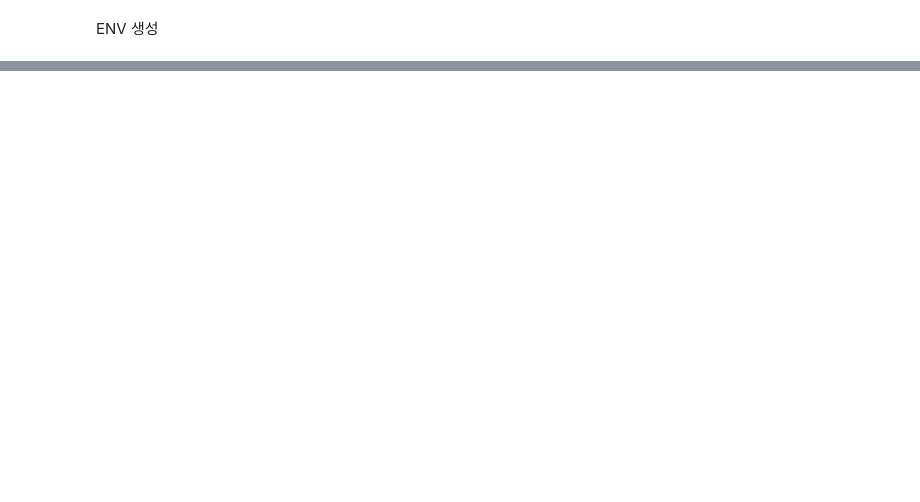
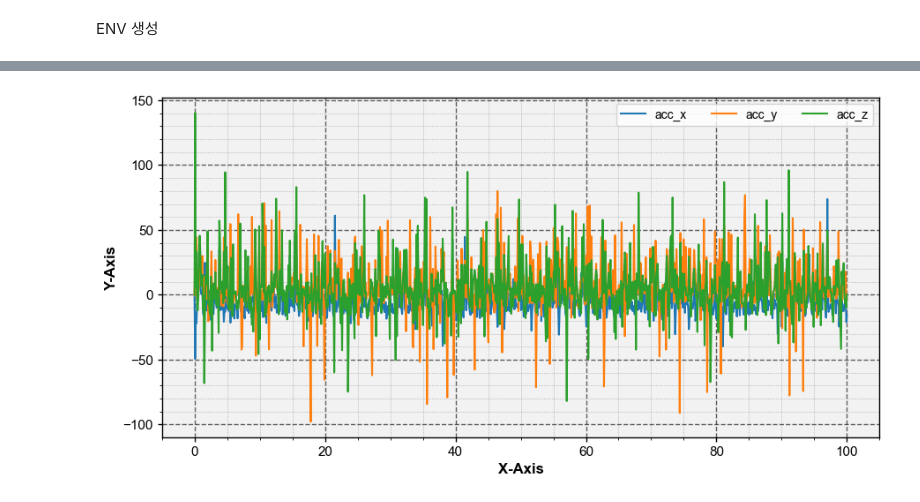
Before and after one commit to VanguardDream/snake_RL, a Jupyter notebook: GD_tor/learning/Env_Ploting/Env_ploting.ipynb, the cells around one changed output, grey strips where cells are left out. Cells and saved outputs as stored; diff of their text form; code cells hidden in the pictures; blank space fills up the shorter version.

```diff
--- a/GD_tor/learning/Env_Ploting/Env_ploting.ipynb
+++ b/GD_tor/learning/Env_Ploting/Env_ploting.ipynb
@@ -32,8 +94,8 @@ env_config = {
     "gait_params": (30, 30, 60, 60, 0),
     "use_friction_chg": False,
     "joy_input_random": True,
-    "render_mode": "human",
+    "render_mode": "rgb_array",
     "render_camera_name": 'ceiling',
 }
 
-env = gym.make("horcrux_terrain_v1/plane-v2", **env_config)
+env = gym.make("horcrux_terrain_v2/plane-v2", **env_config)
@@ -40,17 +104,21 @@ env = gym.make("horcrux_terrain_v1/plane-v2", **env_config)
 # %%
 env.reset()
+
+env_done = False
+
+_video_base_name = 'rl-video'
+
 frames = []
 info = []
 
-# for i in range(10):
-#     _, _, _, env_done, env_info = env.step([0.6]*14)
-#     pixels = env.render()
-#     frames.append(pixels)
-#     info.append(env_info)
+for i in range(1000):
+    _, _, _, env_done, env_info = env.step([0.9]*14)
+    pixels = env.render()
+    frames.append(pixels)
+    info.append(env_info)
 
-#     print(env_done)
-#     print(pixels)
-#     print(env_info)
+_f_name, _full_path = get_unique_filename(f"./video/{_video_base_name}")
+save_video(frames, "./video/", name_prefix=_f_name, fps=env.metadata['render_fps'])
 
-# # save_video(frames, "./video/")
+Video(_full_path, embed=True, width=700)
 # %% [output]
@@ -57,0 +128,14 @@ Error:
+# %%
+_len_info = len(info)
+
+"""
+"head_quat": observation[-27:-23].copy(),
+"head_ang_vel": observation[-23:-20].copy(),
+"head_lin_acc": observation[-20:-17].copy(),
+"motion_vector": observation[-17:-3].copy(),
+"""
+
+_head_quat_array = np.array([_info['head_quat'] for _info in info])
+_head_ang_vel_array = np.array([_info['head_ang_vel'] for _info in info])
+_head_lin_acc_array = np.array([_info['head_lin_acc'] for _info in info])
+_motion_vector_array = np.array([_info['motion_vector'] for _info in info])
@@ -57,0 +150,6 @@ Error:
+# %%
+x = np.linspace(0, _len_info/10, _len_info)
+
+default_plot(x, _head_lin_acc_array)
+# %% [output]
+[figure, added]
```
Also changed, not shown: parts of 8 cells of this notebook, 14 other files.
